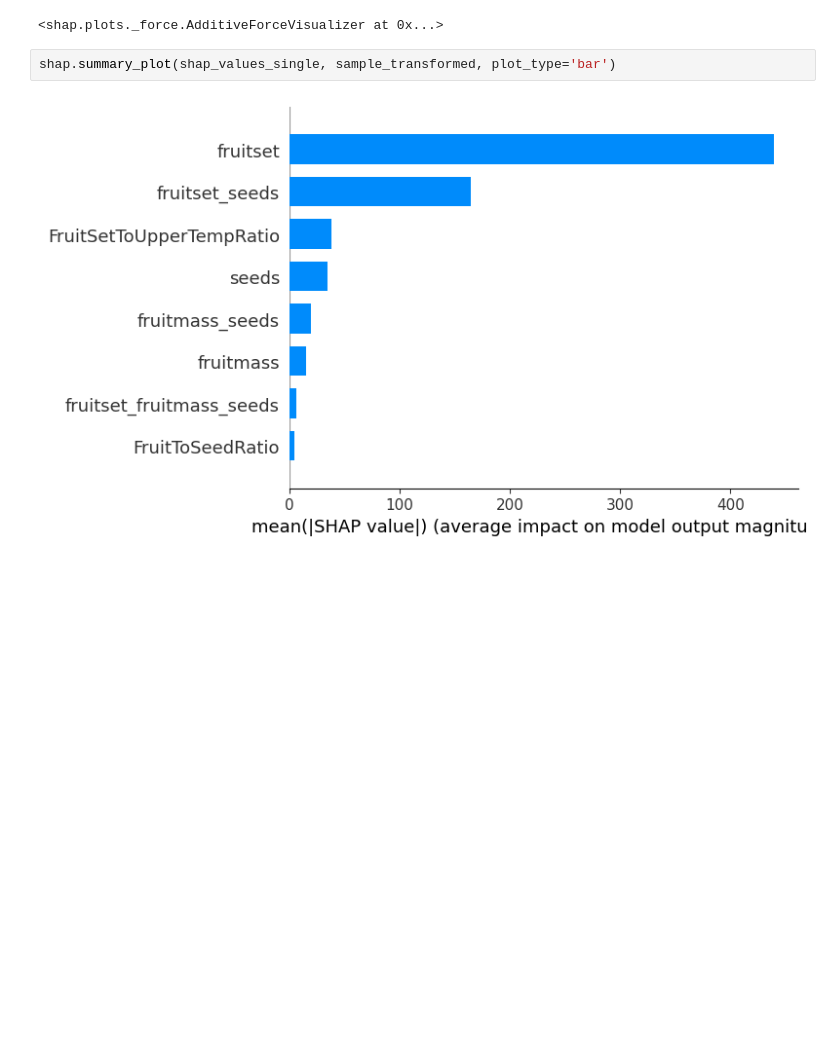
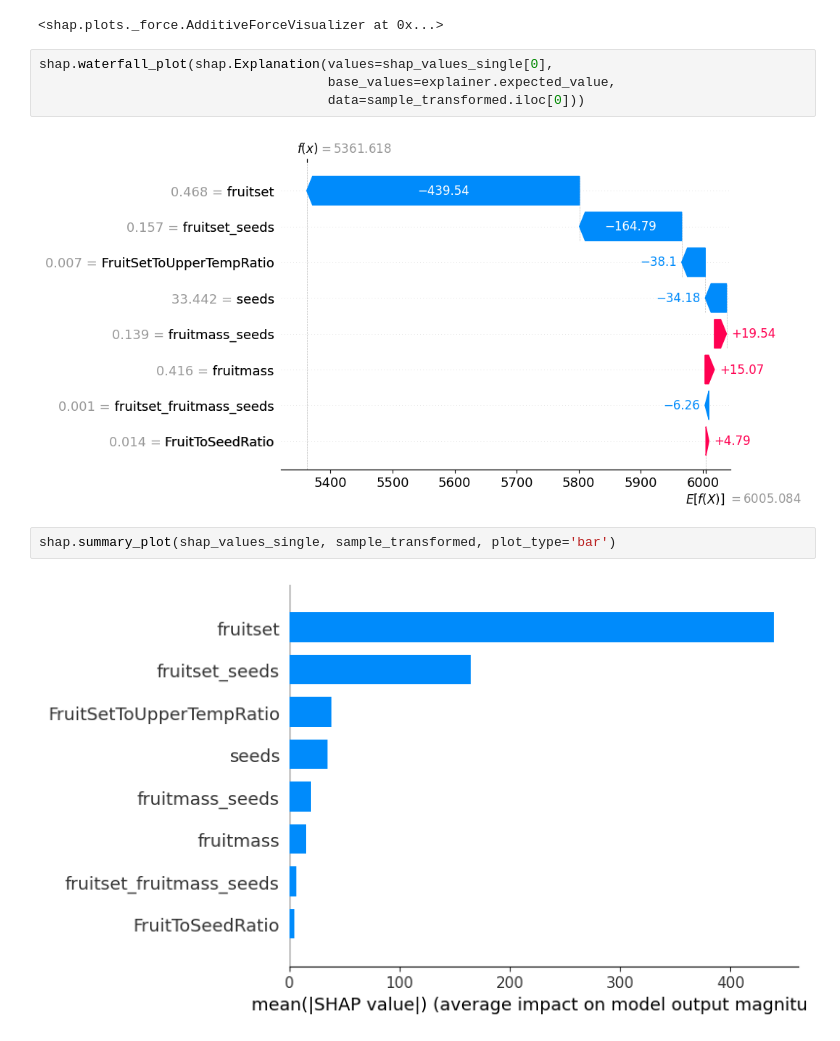
Before and after one commit to UznetDev/M5-H2-Regression-Competition, a Jupyter notebook: notebooks/model_explain.ipynb, the cells around one changed output. Saved outputs shown, nothing was run; the diff lists cells and outputs as text; blank space fills up the shorter version.

```diff
--- a/notebooks/model_explain.ipynb
+++ b/notebooks/model_explain.ipynb
@@ -37,6 +34,12 @@ shap.force_plot(explainer.expected_value, shap_values_single, sample_transformed
 # %% [output]
 [interactive output not drawn]
 <shap.plots._force.AdditiveForceVisualizer at 0x...>
+# %%
+shap.waterfall_plot(shap.Explanation(values=shap_values_single[0],
+                                     base_values=explainer.expected_value,
+                                     data=sample_transformed.iloc[0]))
+# %% [output]
+[figure, added]
 # %%
 shap.summary_plot(shap_values_single, sample_transformed, plot_type='bar')
 # %% [output]
```
Also changed, not shown: parts of 6 cells of this notebook.
